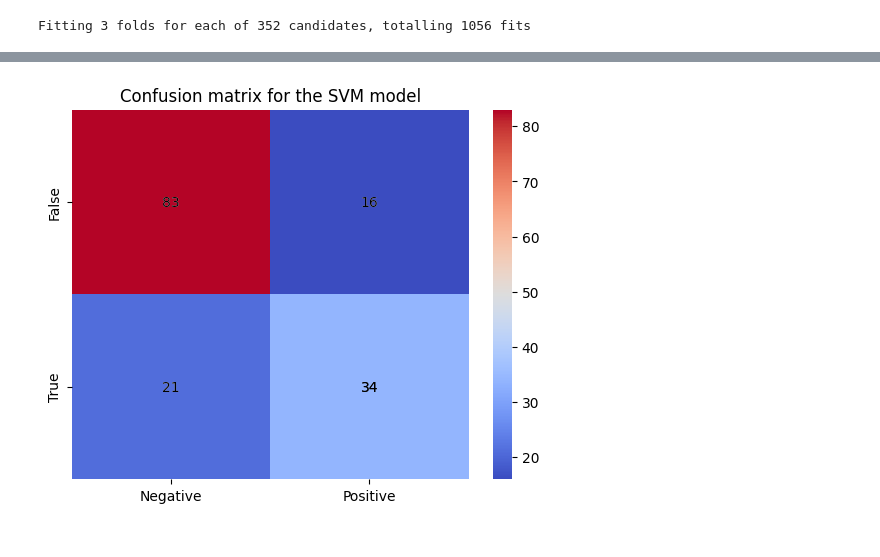
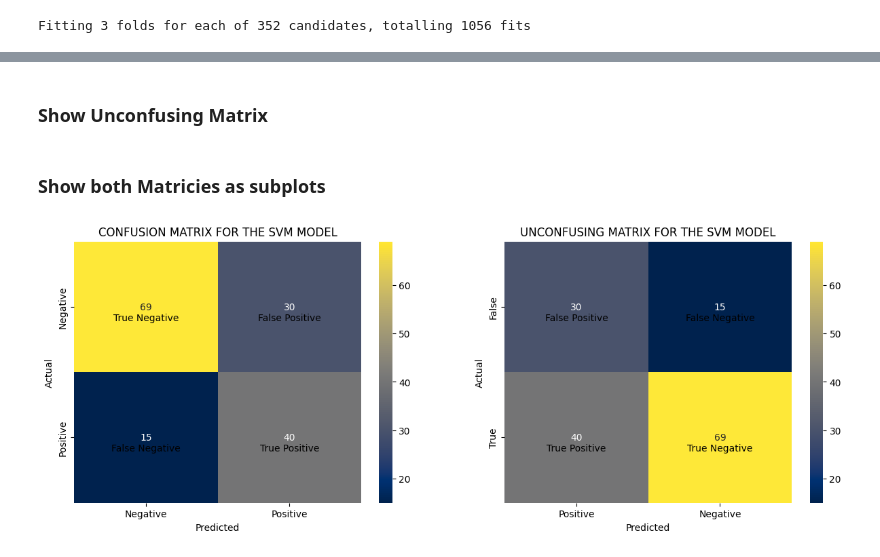
Before and after one commit to Sp0xF8/Individual-Project, a Jupyter notebook: assessment_final.ipynb, the cells around one changed output, grey strips where cells are left out. Cells and saved outputs as stored; diff of their text form; code cells hidden in the pictures.

```diff
--- a/assessment_final.ipynb
+++ b/assessment_final.ipynb
@@ -981,13 +971,15 @@ print(json.dumps(svm_results_to_grid(read_json("TestOutputsSVM\soltuions320k.jso
 class final_model:
 
 	def __init__(self, training_data, classifier):
+
 
 		gridSearch = GridSearchCV( # Create the SVC model with the given parameters from the current_svm_test dictionary
 				classifier,
 				self.best_grid,
 				n_jobs=-1,
 				verbose=2,
-				cv=3
+				cv=3,
+				scoring='roc_auc_ovo_weighted'
 			)
 
 		gridSearch.fit(training_data['X_train'], training_data['y_train'])
@@ -1075,15 +1064,0 @@ Confusion Matrix:
-# %%
-def show_confusion_matrix(cm):
-
-	sns.heatmap(cm, annot=True, fmt='g', cmap='coolwarm')
-
-	plt.title('Confusion matrix for the SVM model')
-
-	for i in range(len(cm)):
-		for j in range(len(cm[i])):
-			plt.text(j + 0.5, i + 0.5, str(cm[i, j]), ha='center', va='center', color='black')
-
-	plt.xticks([0.5, 1.5], ['Negative', 'Positive'])
-	plt.yticks([0.5, 1.5], ['False', 'True'])
-
-	plt.show()
@@ -1089,0 +1107,2 @@ def show_confusion_matrix(cm):
+# %% [markdown]
+### Show Unconfusing Matrix
@@ -1090,4 +1152,15 @@ def show_confusion_matrix(cm):
+# %% [markdown]
+### Show both Matricies as subplots
+# %%
+def show_matrixs(cm, title):
+
+	fig, ax = plt.subplots(1, 2, figsize=(15, 5))
+
+	show_confusion_matrix(cm, title, fig, ax[0])
+	show_unconfusing_matrix(cm, title, fig, ax[1])
+
+	plt.show()
 # %%
-show_confusion_matrix(new_svm.cm)
+show_matrixs(new_svm.cm, 'SVM')
 # %% [output]
-[figure, old version]
+[figure, new version]
```
Also changed, not shown: parts of 12 cells of this notebook, 2 other files.
